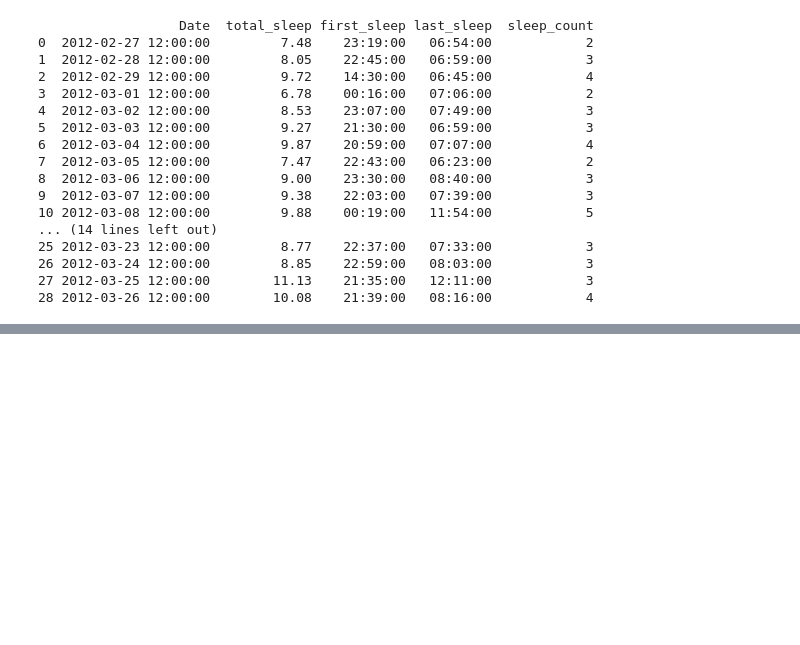
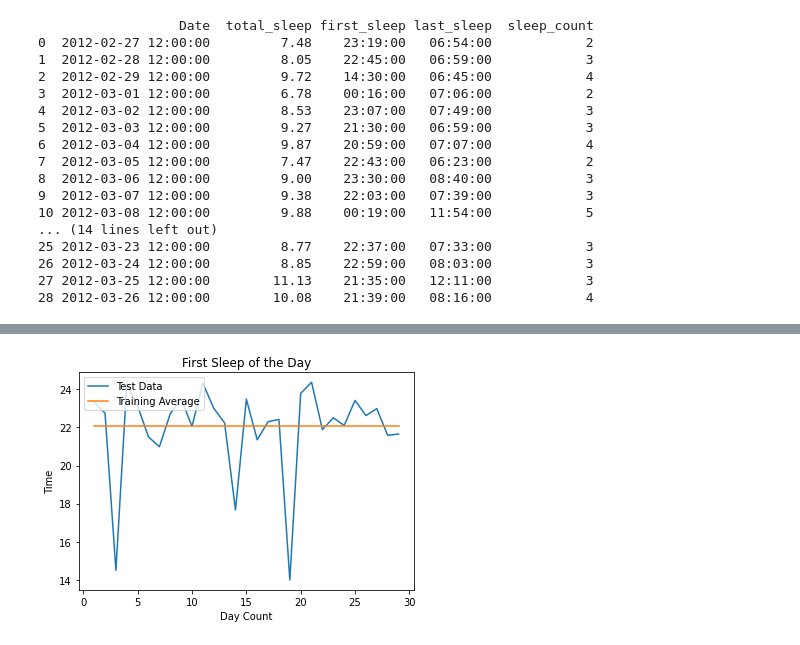
Before and after one commit to genbhall/MSc-individual-project, a Jupyter notebook: preprocessing/sleep_analytics.ipynb, the cells around one changed output, grey strips where cells are left out. Cells and saved outputs as stored; diff of their text form; code cells hidden in the pictures; blank space fills up the shorter version.

```diff
--- a/preprocessing/sleep_analytics.ipynb
+++ b/preprocessing/sleep_analytics.ipynb
@@ -55,3 +37,17 @@ print(daily_sleep_sum_train)
 27 2012-02-24 12:00:00         7.55    23:25:00   07:10:00            4
 28 2012-02-25 12:00:00         7.63    00:11:00   07:56:00            2
 29 2012-02-26 12:00:00         0.00                                   0
+# %%
+#Find average bed time and wake-up times
+
+#converts first sleep times to floats
+first_sleep_list = daily_sleep_sum_train['first_sleep'].to_numpy()
+first_sleep_times = convert_to_hours(first_sleep_list)
+average_first_sleep = first_sleep_times.mean()
+print(average_first_sleep)
+
+#convert end sleep times to floats
+end_sleep_list = daily_sleep_sum_train['last_sleep'].to_numpy()
+end_sleep_times = convert_to_hours(end_sleep_list, night_time=False)
+average_end_sleep = end_sleep_times.mean()
+print(average_end_sleep)
@@ -93,0 +150,26 @@ print(daily_sleep_sum_test)
+# %%
+#PLOTTING BED TIME SLEEP PER DAY
+
+#plot the time slept per day
+plt.plot(index_array,first_sleep_times,label="Test Data")
+
+#plot the average from train
+plt.plot(index_array,average_start_sleep_list,label="Training Average")
+
+#fill between the two std deviations
+plt.ylim([14, 25])
+
+#add label
+# where some data has already been plotted to ax
+# handles, labels = plt.gca().get_legend_handles_labels()
+# patch = mpatches.Patch(color='orange', alpha=0.2, label='+/- 1 SD')
+# handles.append(patch)
+plt.legend(loc="upper left")
+
+plt.title('First Sleep of the Day')
+plt.xlabel('Day Count')
+plt.ylabel('Time')
+plt.savefig(f'report_outputs/imgs/{data_name}_firstsleep.jpg',dpi=200)
+plt.show()
+# %% [output]
+[figure, added]
```
Also changed, not shown: parts of 7 cells of this notebook, 3 other files.
